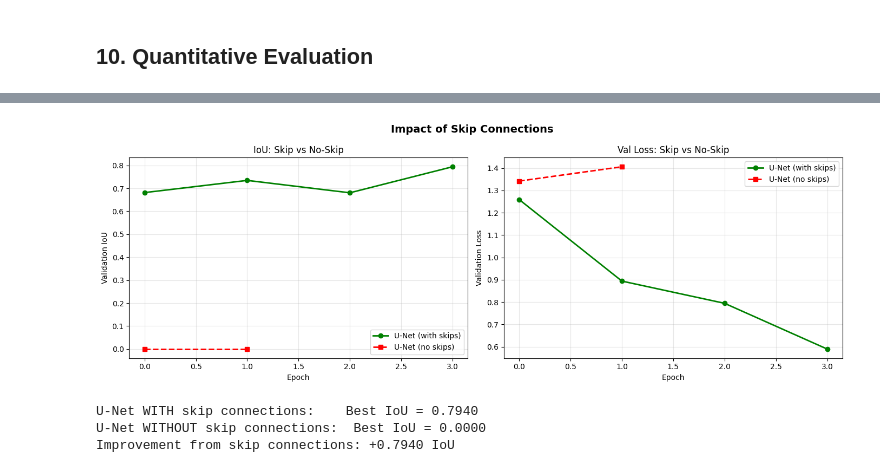
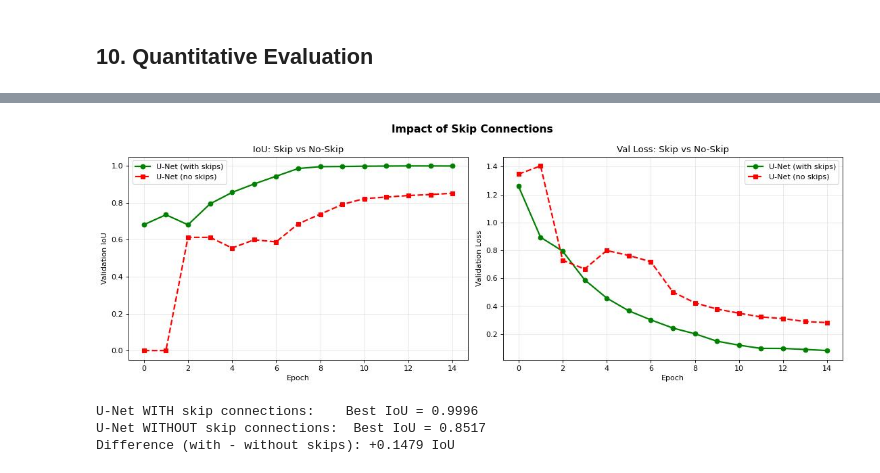
Before and after one commit to nadeemcite/research-papers, a Jupyter notebook: 035_u-net-biomedical-image-segmentation/solution.ipynb, the cells around one changed output, grey strips where cells are left out. Drawn from its saved outputs; the diff is of its cells as text; code cells hidden in the pictures.

```diff
--- a/035_u-net-biomedical-image-segmentation/solution.ipynb
+++ b/035_u-net-biomedical-image-segmentation/solution.ipynb
@@ -15,8 +14,12 @@ import torch.nn.functional as F
 from torch.utils.data import Dataset, DataLoader
 import numpy as np
 import matplotlib.pyplot as plt
+import atexit
+import os
 import random
-import os
+import shutil
+from pathlib import Path
+from matplotlib_inline.backend_inline import set_matplotlib_formats
 
 # Set device
 device = torch.device('cuda' if torch.cuda.is_available() else 'cpu')
@@ -31,6 +34,26 @@ np.random.seed(SEED)
 torch.manual_seed(SEED)
 if torch.cuda.is_available():
     torch.cuda.manual_seed(SEED)
+# deterministic cuDNN kernels, so a re-run reproduces the numbers quoted in the summary
+torch.backends.cudnn.deterministic = True
+torch.backends.cudnn.benchmark = False
+
+# Show figures as JPEG at a modest resolution to keep the saved notebook small
+set_matplotlib_formats('jpeg')
+plt.rcParams['figure.dpi'] = 80
+
+# Kaggle runs the notebook from its output folder, so there figures, the checkpoint and results are
+# written to the current folder; anywhere else they go to ./outputs
+ON_KAGGLE = 'KAGGLE_KERNEL_RUN_TYPE' in os.environ
+OUT_DIR = Path('.') if ON_KAGGLE else Path('outputs')
+OUT_DIR.mkdir(exist_ok=True)
+
+# On Kaggle, keep a copy of this notebook with its outputs when the kernel exits,
+# so `kaggle kernels output` can download the executed version
+if ON_KAGGLE:
+    atexit.register(lambda: os.path.exists('__notebook__.ipynb')
+                    and shutil.copy('__notebook__.ipynb', OUT_DIR / 'executed_solution.ipynb'))
+print(f'Running on Kaggle: {ON_KAGGLE}, outputs in {OUT_DIR.resolve()}')
 # %% [output]
 Device: cuda
 GPU: Tesla T4
@@ -295,7 +321,7 @@ def calculate_iou(pred, target, num_classes=2):
     return ious
 
 
-NUM_EPOCHS = 4
+NUM_EPOCHS = 15
 
 def train_model(model, train_loader, val_loader, criterion, optimizer,
                 scheduler, num_epochs=NUM_EPOCHS, device='cuda'):
@@ -351,7 +377,7 @@ def train_model(model, train_loader, val_loader, criterion, optimizer,
 
         if mean_iou > best_val_iou:
             best_val_iou = mean_iou
-            torch.save(model.state_dict(), 'best_unet_model.pth')
+            torch.save(model.state_dict(), OUT_DIR / 'best_unet_model.pth')
 
     return train_losses, val_losses, val_ious
 
@@ -629,7 +662,7 @@ print(f"U-Net (no skips):      {noskip_params:,} parameters")
 optimizer_noskip = torch.optim.Adam(model_noskip.parameters(), lr=1e-3, weight_decay=1e-5)
 scheduler_noskip = torch.optim.lr_scheduler.ReduceLROnPlateau(optimizer_noskip, mode='min', factor=0.5, patience=2)
 
-NOSKIP_EPOCHS = 2
+NOSKIP_EPOCHS = NUM_EPOCHS  # same training budget as the U-Net
 print(f"\nTraining U-Net WITHOUT skip connections for {NOSKIP_EPOCHS} epochs...")
 noskip_train_losses, noskip_val_losses, noskip_val_ious = train_model(
     model_noskip, train_loader, val_loader, criterion, optimizer_noskip, scheduler_noskip,
@@ -647,36 +693,36 @@ No-skip best IoU: 0.0000
 # %%
 fig, axes = plt.subplots(1, 2, figsize=(14, 5))
 
 axes[0].plot(val_ious, 'g-', label='U-Net (with skips)', linewidth=2, marker='o')
 axes[0].plot(noskip_val_ious, 'r--', label='U-Net (no skips)', linewidth=2, marker='s')
 axes[0].set_xlabel('Epoch')
 axes[0].set_ylabel('Validation IoU')
 axes[0].set_title('IoU: Skip vs No-Skip')
 axes[0].legend()
 axes[0].grid(True, alpha=0.3)
 
 axes[1].plot(val_losses, 'g-', label='U-Net (with skips)', linewidth=2, marker='o')
 axes[1].plot(noskip_val_losses, 'r--', label='U-Net (no skips)', linewidth=2, marker='s')
 axes[1].set_xlabel('Epoch')
 axes[1].set_ylabel('Validation Loss')
 axes[1].set_title('Val Loss: Skip vs No-Skip')
 axes[1].legend()
 axes[1].grid(True, alpha=0.3)
 
 plt.suptitle('Impact of Skip Connections', fontsize=14, fontweight='bold')
 plt.tight_layout()
-plt.savefig('skip_connection_comparison.png', dpi=100, bbox_inches='tight')
+plt.savefig(OUT_DIR / 'skip_connection_comparison.png', dpi=100, bbox_inches='tight')
 plt.show()
 
 print(f"\nU-Net WITH skip connections:    Best IoU = {max(val_ious):.4f}")
 print(f"U-Net WITHOUT skip connections:  Best IoU = {max(noskip_val_ious):.4f}")
-improvement = max(val_ious) - max(noskip_val_ious)
-print(f"Improvement from skip connections: +{improvement:.4f} IoU")
+difference = max(val_ious) - max(noskip_val_ious)
+print(f"Difference (with - without skips): {difference:+.4f} IoU")
 # %% [output]
-[figure, old version]
+[figure, new version]
-U-Net WITH skip connections:    Best IoU = 0.7940
-U-Net WITHOUT skip connections:  Best IoU = 0.0000
-Improvement from skip connections: +0.7940 IoU
+U-Net WITH skip connections:    Best IoU = 0.9996
+U-Net WITHOUT skip connections:  Best IoU = 0.8517
+Difference (with - without skips): +0.1479 IoU
 # %% [markdown]
 ## 12. Summary
 
```
Also changed, not shown: parts of 14 cells of this notebook, 4 other files.
